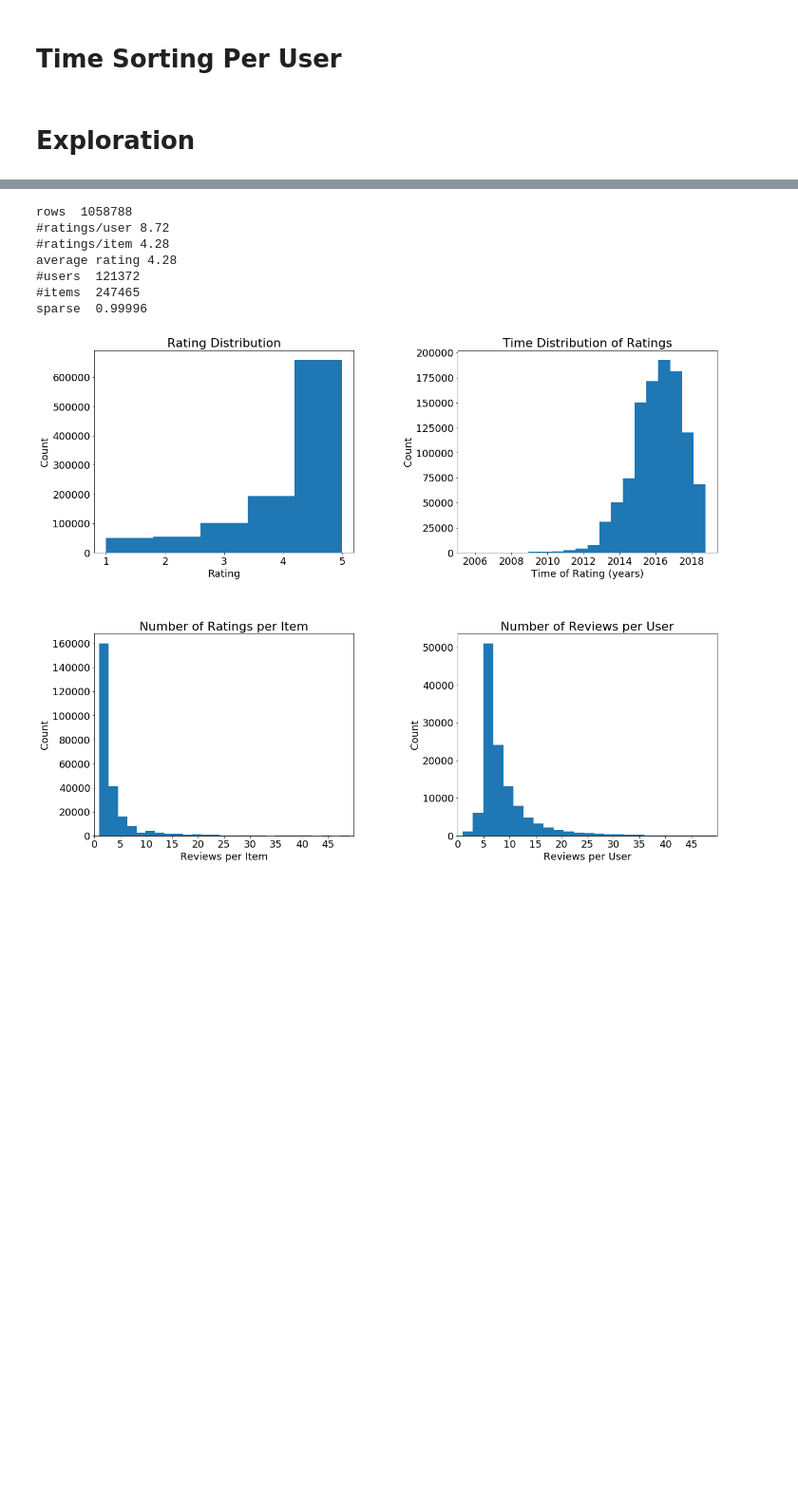
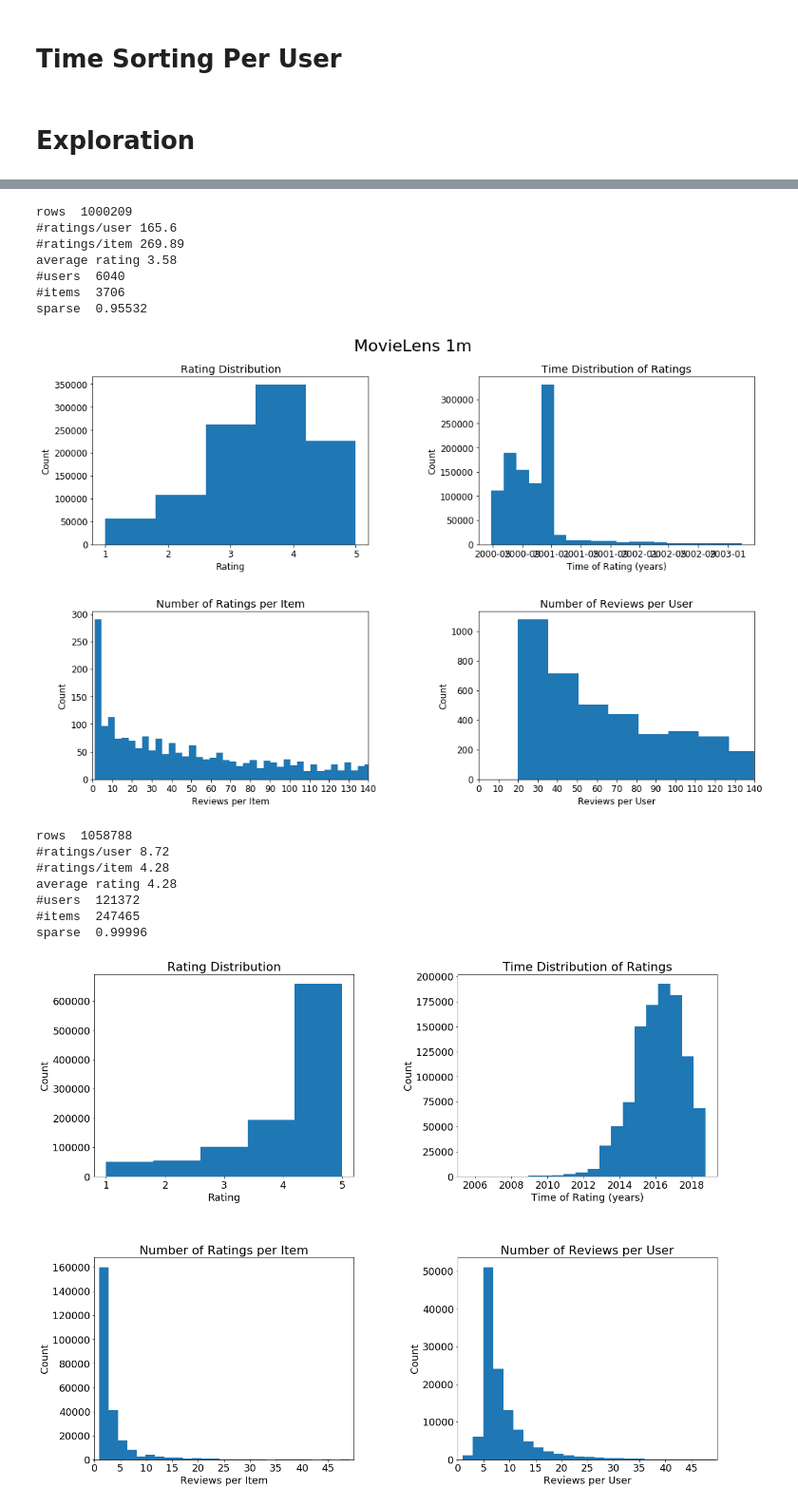
Before and after one commit to ROpdam/recommender_comparison, a Jupyter notebook: data_used.ipynb, the cells around one changed output, grey strips where cells are left out. Shown at 95% size. Saved outputs shown, nothing was run; the diff lists cells and outputs as text; code cells hidden in the pictures; blank space fills up the shorter version.

```diff
--- a/data_used.ipynb
+++ b/data_used.ipynb
@@ -39,3 +37,5 @@ df_am.head()
+# %%
+df_ml_1m = pd.read_pickle(path + '/Data/ML/ml_1m')
 # %%
 def get_stats(df):
     user_ratings = df.groupby('user')['rating'].count()
@@ -212,3 +223,14 @@ plt.rcParams.update({'font.size':18})
+# %%
+eda_plots(df_ml_1m, 'MovieLens 1m', size=(16,10), bound_steps=[150,10])
+# %% [output]
+rows  1000209
+#ratings/user 165.6
+#ratings/item 269.89
+average rating 3.58
+#users  6040
+#items  3706
+sparse  0.95532
+[figure, added]
 # %%
 store_name = 'EDA_am_01'
 store_path = path + 'Plots/EDA/' + store_name
```
Also changed, not shown: parts of 9 cells of this notebook, 3 other files.
